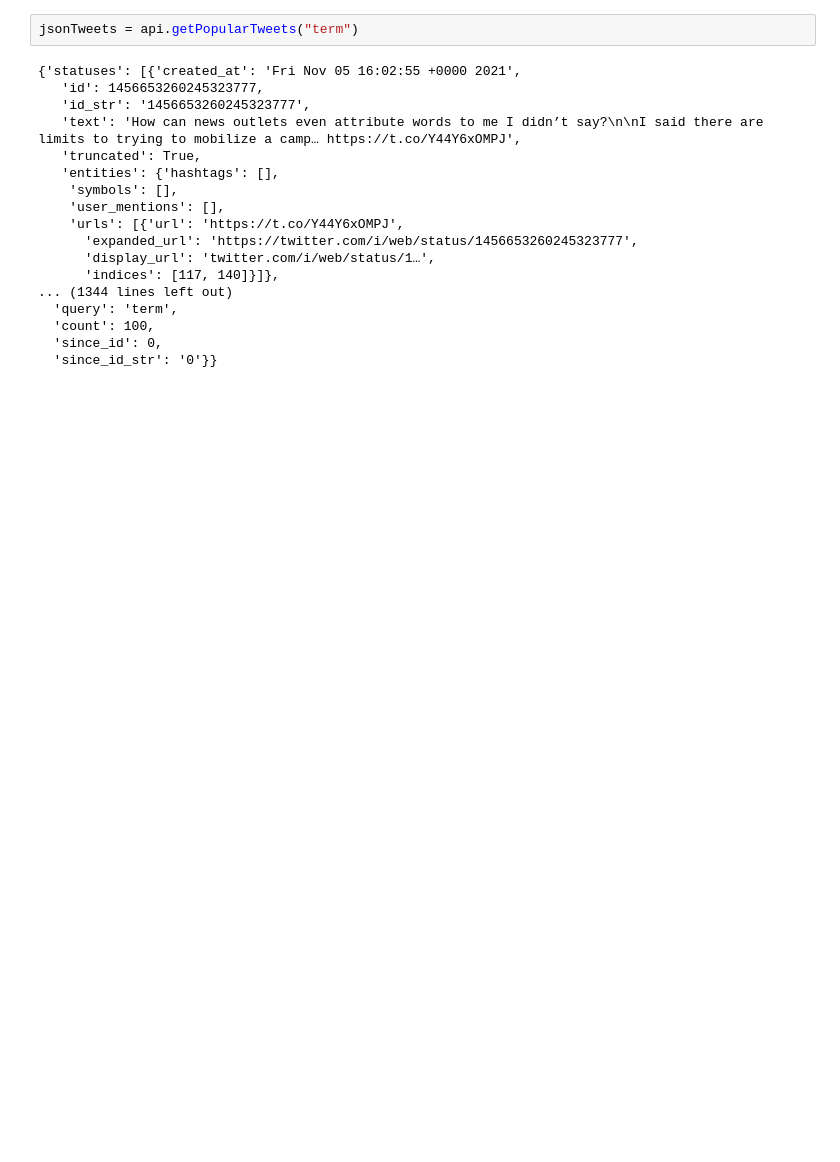
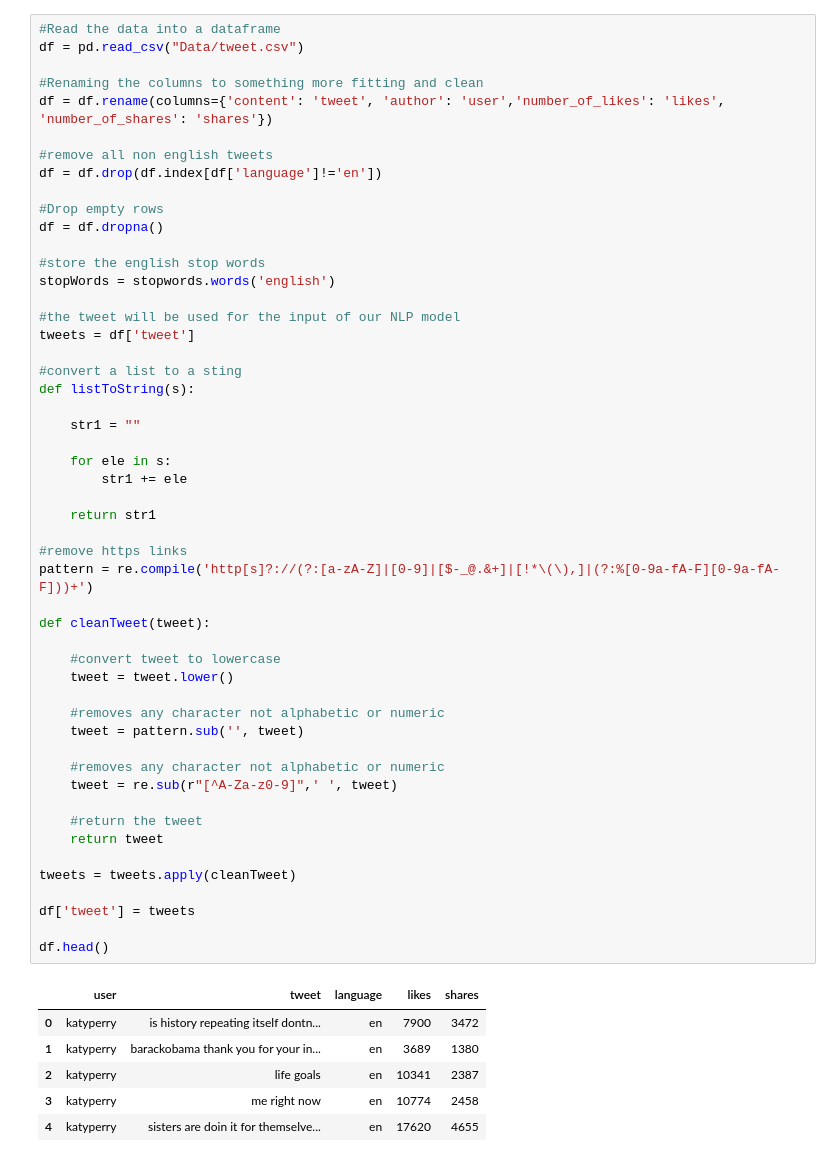
Before and after one commit to PierceConnaughton/Project-400, a Jupyter notebook: Twitter_Post_AI.ipynb, the cells around one changed output. Saved outputs shown, nothing was run; the diff lists cells and outputs as text; blank space fills up the shorter version.

```diff
--- a/Twitter_Post_AI.ipynb
+++ b/Twitter_Post_AI.ipynb
@@ -39,20 +31,58 @@ pd.set_option('display.max_columns', 100)
 # %%
-jsonTweets = api.getPopularTweets("term")
+#Read the data into a dataframe
+df = pd.read_csv("Data/tweet.csv")
+
+#Renaming the columns to something more fitting and clean
+df = df.rename(columns={'content': 'tweet', 'author': 'user','number_of_likes': 'likes', 'number_of_shares': 'shares'})
+
+#remove all non english tweets
+df = df.drop(df.index[df['language']!='en'])
+
+#Drop empty rows
+df = df.dropna()
+
+#store the english stop words
+stopWords = stopwords.words('english')
+
+#the tweet will be used for the input of our NLP model
+tweets = df['tweet']
+
+#convert a list to a sting
+def listToString(s):
+
+    str1 = ""
+
+    for ele in s:
+        str1 += ele
+
+    return str1
+
+#remove https links
+pattern = re.compile('http[s]?://(?:[a-zA-Z]|[0-9]|[$-_@.&+]|[!*\(\),]|(?:%[0-9a-fA-F][0-9a-fA-F]))+')
+
+def cleanTweet(tweet):
+
+    #convert tweet to lowercase
+    tweet = tweet.lower()
+
+    #removes any character not alphabetic or numeric
+    tweet = pattern.sub('', tweet)
+
+    #removes any character not alphabetic or numeric
+    tweet = re.sub(r"[^A-Za-z0-9]",' ', tweet)
+
+    #return the tweet
+    return tweet
+
+tweets = tweets.apply(cleanTweet)
+
+df['tweet'] = tweets
+
+df.head()
 # %% [output]
-{'statuses': [{'created_at': 'Fri Nov 05 16:02:55 +0000 2021',
-   'id': 1456653260245323777,
-   'id_str': '1456653260245323777',
-   'text': 'How can news outlets even attribute words to me I didn’t say?\n\nI said there are limits to trying to mobilize a camp… https://t.co/Y44Y6xOMPJ',
-   'truncated': True,
-   'entities': {'hashtags': [],
-    'symbols': [],
-    'user_mentions': [],
-    'urls': [{'url': 'https://t.co/Y44Y6xOMPJ',
-      'expanded_url': 'https://twitter.com/i/web/status/1456653260245323777',
-      'display_url': 'twitter.com/i/web/status/1…',
-      'indices': [117, 140]}]},
-... (1344 lines left out)
-  'query': 'term',
-  'count': 100,
-  'since_id': 0,
-  'since_id_str': '0'}}
+|  | user | tweet | language | likes | shares |
+| 0 | katyperry | is history repeating itself dontn... | en | 7900 | 3472 |
+| 1 | katyperry | barackobama thank you for your in... | en | 3689 | 1380 |
+| 2 | katyperry | life goals | en | 10341 | 2387 |
+| 3 | katyperry | me right now | en | 10774 | 2458 |
+| 4 | katyperry | sisters are doin it for themselve... | en | 17620 | 4655 |
```
Also changed, not shown: parts of 12 cells of this notebook, 4 other files.
